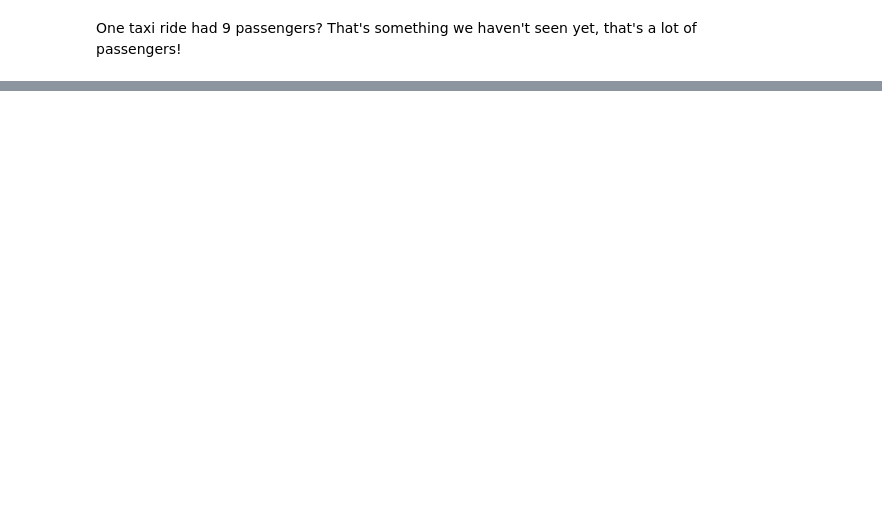
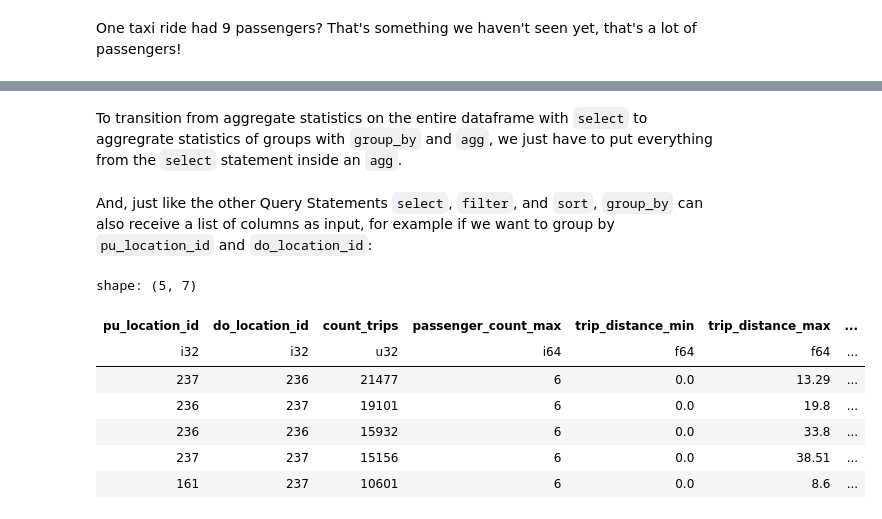
Before and after one commit to kalona/polars-for-data-science-oreilly-course, a Jupyter notebook: notebooks/5. Data Manipulation III - Grouping and Aggregation.ipynb, the cells around one changed output, grey strips where cells are left out. Drawn from its saved outputs; the diff is of its cells as text; code cells hidden in the pictures; blank space fills up the shorter version.

```diff
--- a/notebooks/5. Data Manipulation III - Grouping and Aggregation.ipynb
+++ b/notebooks/5. Data Manipulation III - Grouping and Aggregation.ipynb
@@ -60,0 +83,27 @@ But what if we wanted to know these statistics for the different pickup zones? T
+# %% [markdown]
+To transition from aggregate statistics on the entire dataframe with `select` to aggregrate statistics of groups with `group_by` and `agg`, we just have to put everything from the `select` statement inside an `agg`.
+# %% [markdown]
+And, just like the other Query Statements `select`, `filter`, and `sort`, `group_by` can also receive a list of columns as input, for example if we want to group by `pu_location_id` and `do_location_id`:
+# %%
+(
+    df
+    .group_by(["pu_location_id", "do_location_id"])
+    .agg(
+        pl.len().alias("count_trips"),
+        pl.col("passenger_count").max().name.suffix("_max"),
+        pl.col("trip_distance").min().name.suffix("_min"),
+        pl.col("trip_distance").max().name.suffix("_max"),
+        pl.col("trip_distance").mean().name.suffix("_mean"),
+    )
+    .sort(pl.col("count_trips"), descending=True)
+    .head()
+)
+# %% [output]
+shape: (5, 7)
+| pu_location_id | do_location_id | count_trips | passenger_count_max | trip_distance_min | trip_distance_max | ... |
+| i32 | i32 | u32 | i64 | f64 | f64 | ... |
+| 237 | 236 | 21477 | 6 | 0.0 | 13.29 | ... |
+| 236 | 237 | 19101 | 6 | 0.0 | 19.8 | ... |
+| 236 | 236 | 15932 | 6 | 0.0 | 33.8 | ... |
+| 237 | 237 | 15156 | 6 | 0.0 | 38.51 | ... |
+| 161 | 237 | 10601 | 6 | 0.0 | 8.6 | ... |
```
Also changed, not shown: parts of 41 cells of this notebook, 2 other files.
